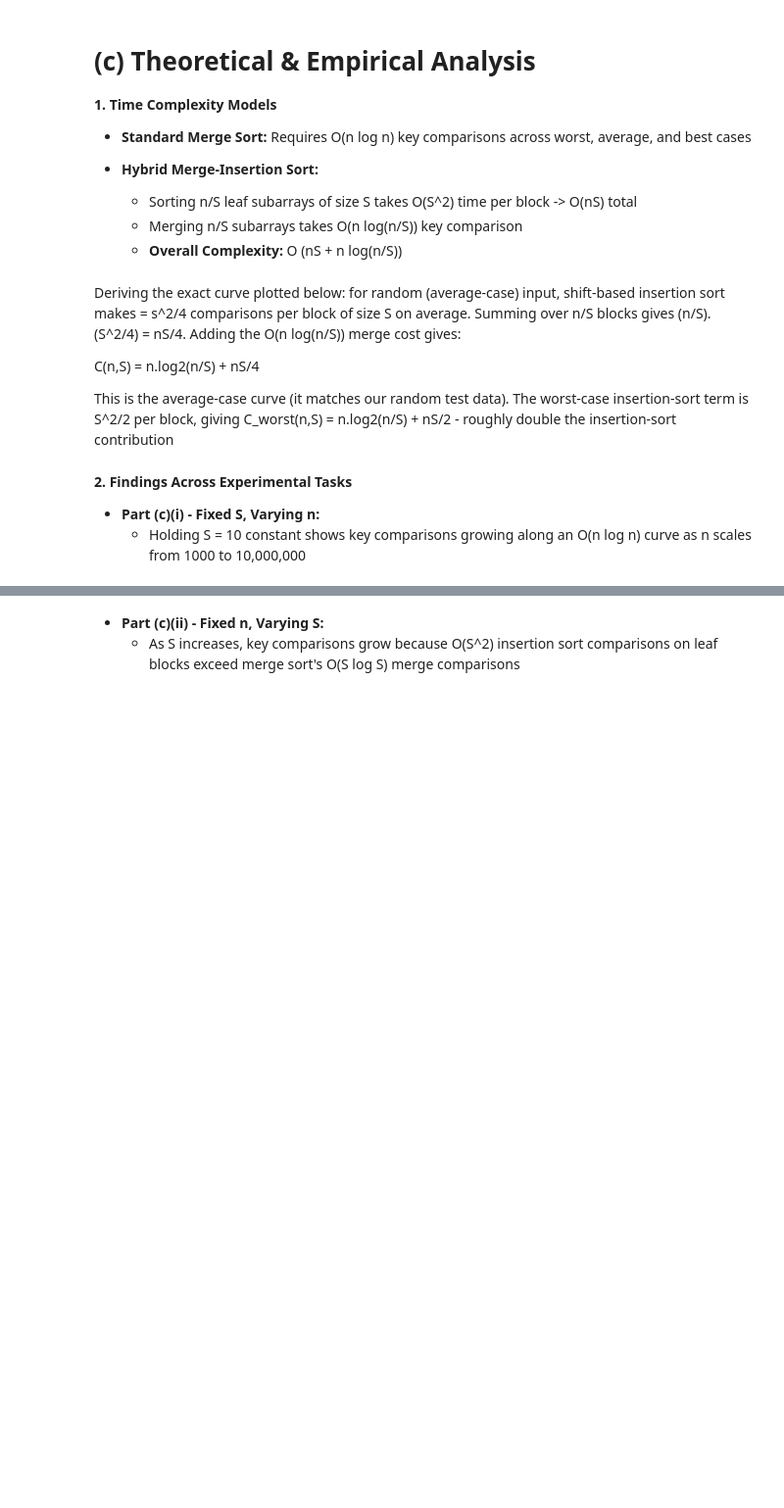
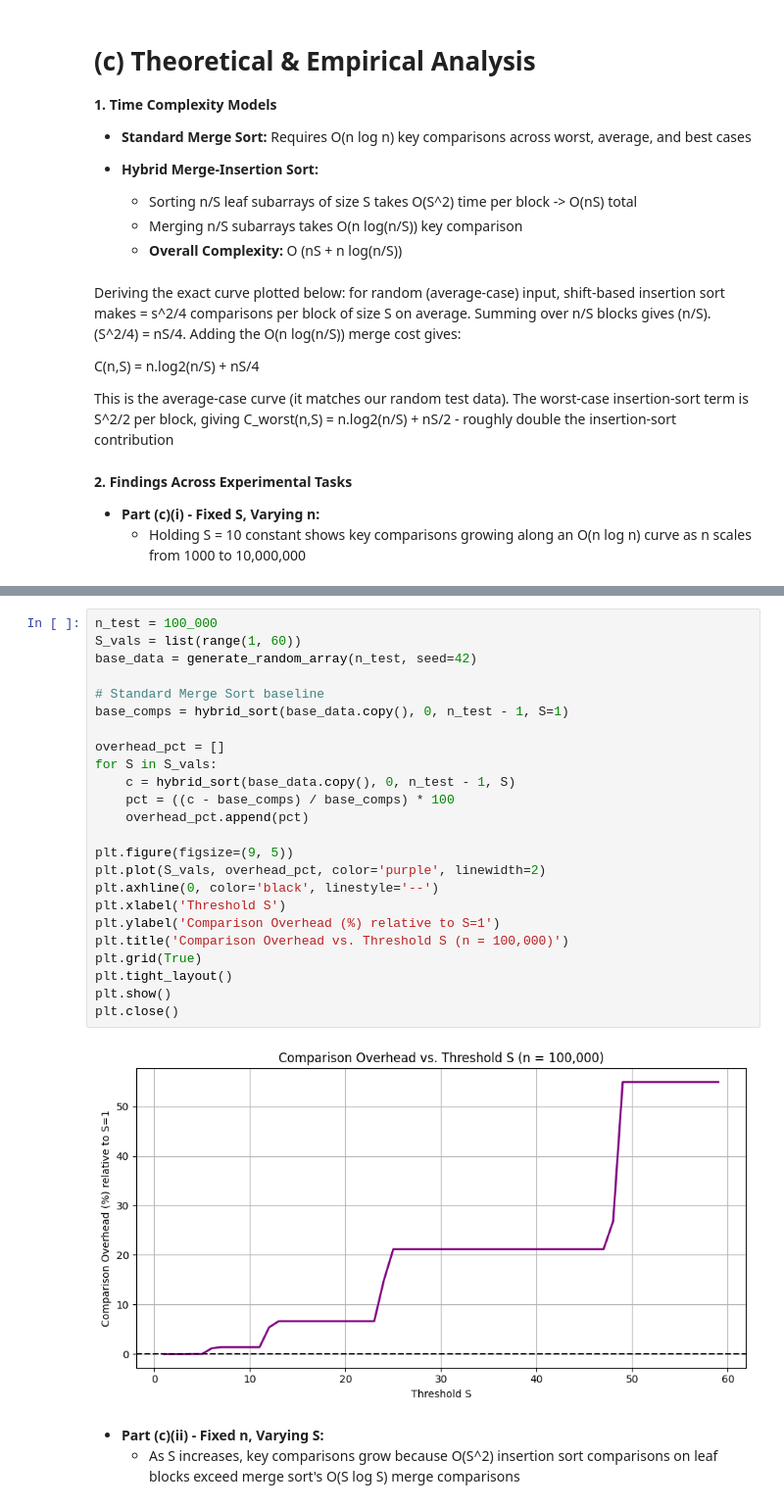
Before and after one commit to a-sideffect/SC2001proj, a Jupyter notebook: SC2001_Project1.ipynb, the cells around one changed output, grey strips where cells are left out. Shown at 98% size. Drawn from its saved outputs; the diff is of its cells as text; blank space fills up the shorter version.

```diff
--- a/SC2001_Project1.ipynb
+++ b/SC2001_Project1.ipynb
@@ -236,3 +218,29 @@ plt.show()
+# %%
+n_test = 100_000
+S_vals = list(range(1, 60))
+base_data = generate_random_array(n_test, seed=42)
+
+# Standard Merge Sort baseline
+base_comps = hybrid_sort(base_data.copy(), 0, n_test - 1, S=1)
+
+overhead_pct = []
+for S in S_vals:
+    c = hybrid_sort(base_data.copy(), 0, n_test - 1, S)
+    pct = ((c - base_comps) / base_comps) * 100
+    overhead_pct.append(pct)
+
+plt.figure(figsize=(9, 5))
+plt.plot(S_vals, overhead_pct, color='purple', linewidth=2)
+plt.axhline(0, color='black', linestyle='--')
+plt.xlabel('Threshold S')
+plt.ylabel('Comparison Overhead (%) relative to S=1')
+plt.title('Comparison Overhead vs. Threshold S (n = 100,000)')
+plt.grid(True)
+plt.tight_layout()
+plt.show()
+plt.close()
+# %% [output]
+[figure, added]
 # %% [markdown]
 - **Part (c)(ii) - Fixed n, Varying S:**
   - As S increases, key comparisons grow because O(S^2) insertion sort comparisons on leaf blocks exceed merge sort's O(S log S) merge comparisons
```
Also changed, not shown: parts of 12 cells of this notebook.
